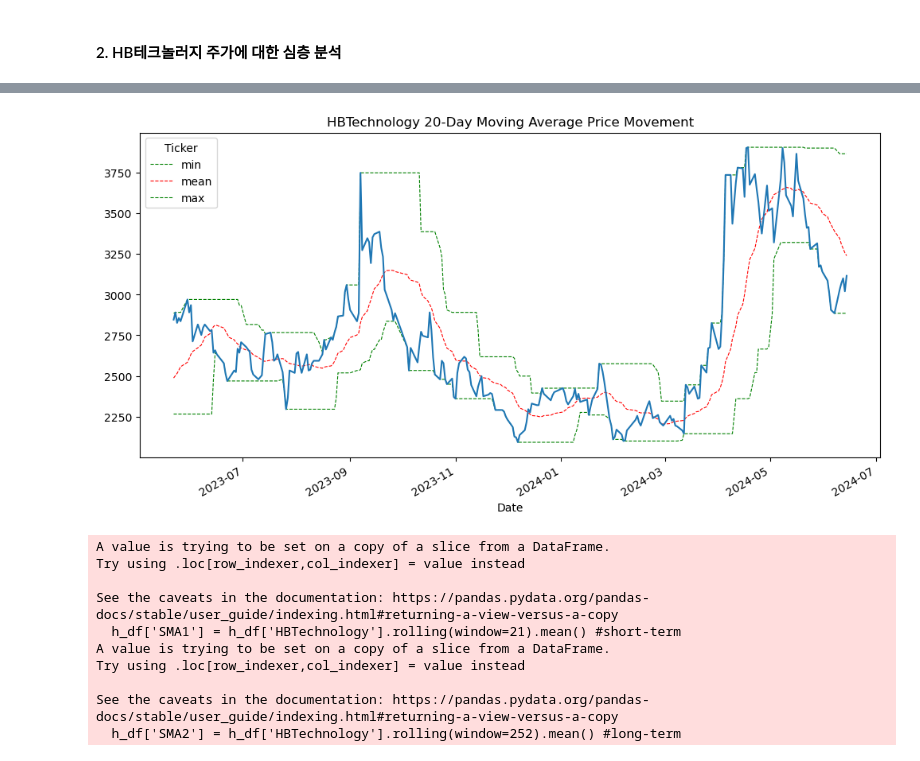
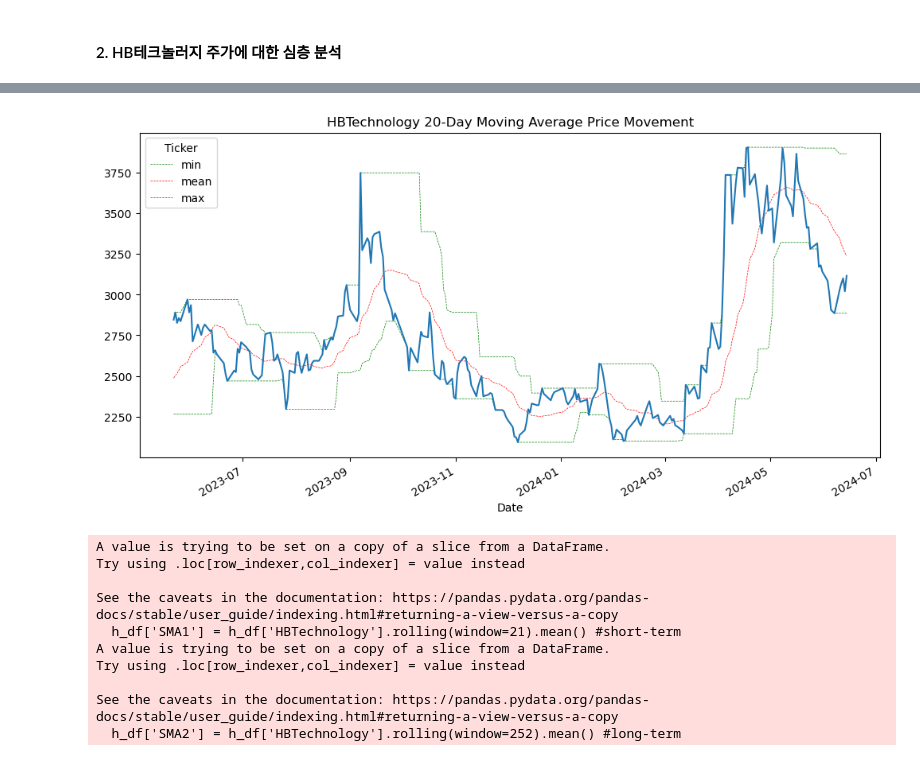
Before and after one commit to hyuncoding/study_time_series, a Jupyter notebook: project/z_stock_prediction_project.ipynb, the cells around one changed output, grey strips where cells are left out. Saved outputs shown, nothing was run; the diff lists cells and outputs as text; code cells hidden in the pictures.

```diff
--- a/z_stock_prediction_project.ipynb
+++ b/project/z_stock_prediction_project.ipynb
@@ -246,12 +246,12 @@ h_df
 # %%
 import matplotlib.pyplot as plt
 
-ax = h_df[['min', 'mean', 'max']].iloc[-252:].plot(figsize=(12, 6), style=['g--', 'r--', 'g--'], lw=0.8)
+ax = h_df[['min', 'mean', 'max']].iloc[-252:].plot(figsize=(12, 6), style=['g--', 'r--', 'g--'], lw=0.5)
 h_df['HBTechnology'].iloc[-252:].plot(ax=ax)
 plt.title("HBTechnology 20-Day Moving Average Price Movement")
 plt.show()
 # %% [output]
-[figure, old version]
+[figure, new version]
 # %%
 # 1달 영업일을 21일로 가정, 1년 영업일을 252일로 가정
 
```
Also changed, not shown: parts of 6 cells of this notebook, 44 other files.
